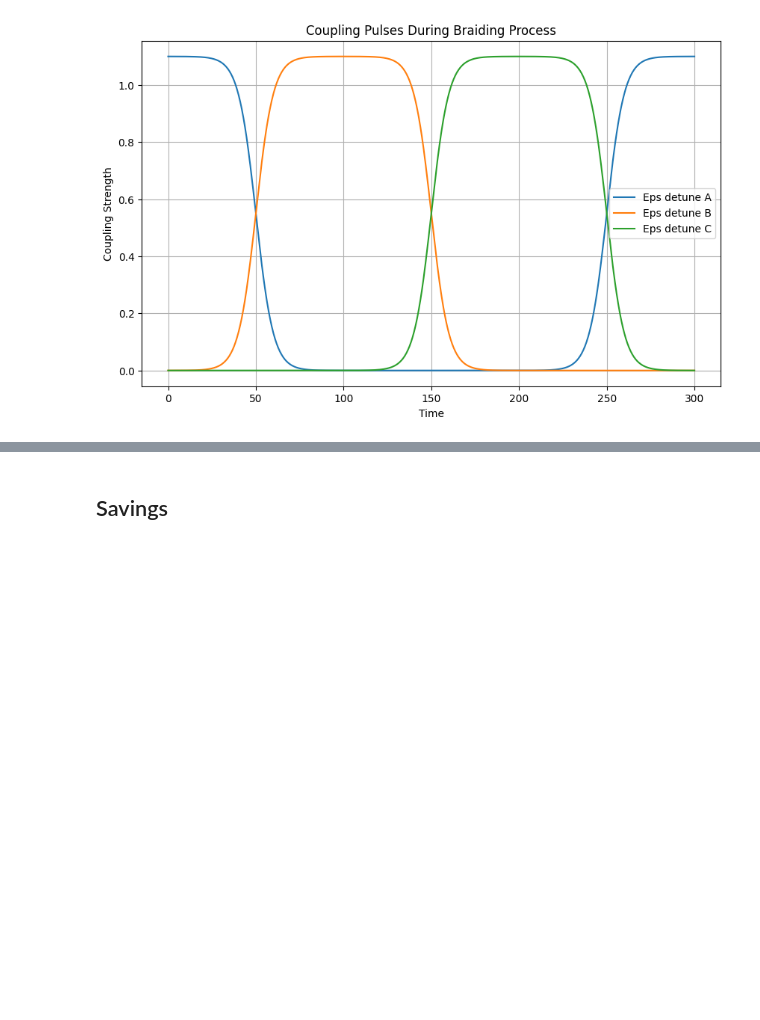
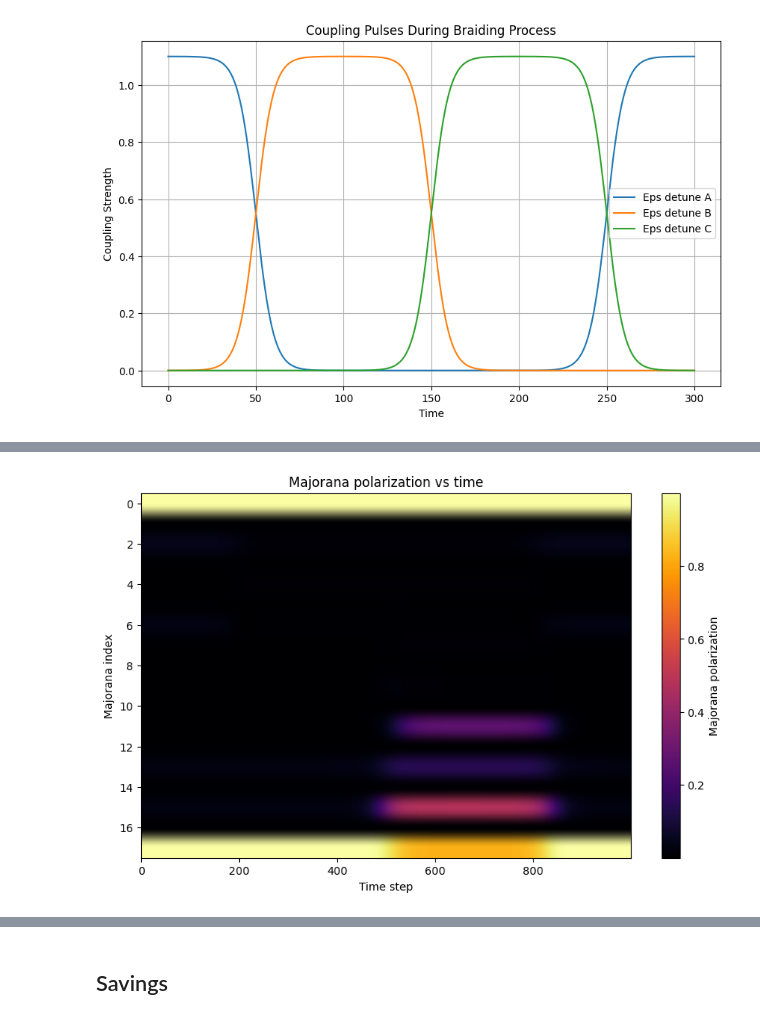
Before and after one commit to hishemok/MasterThesis, a Jupyter notebook: src/braiding/braiding.ipynb, the cells around one changed output, grey strips where cells are left out. Cells and saved outputs as stored; diff of their text form; code cells hidden in the pictures; blank space fills up the shorter version.

```diff
--- a/src/braiding/braiding.ipynb
+++ b/src/braiding/braiding.ipynb
@@ -320,0 +629,63 @@ for idx, C in enumerate(Cs):
+# %%
+gammas = [g for pair in majorana_operators(big_N) for g in pair]
+
+def compute_parities(eigvecs_t, P_op):
+    """
+    eigvecs_t: (dim, n_low)
+    """
+    return np.array([
+        np.vdot(eigvecs_t[:, k], P_op @ eigvecs_t[:, k]).real
+        for k in range(eigvecs_t.shape[1])
+    ])
+
+def parity_pairs(eigvecs_t, P, tol=0.9):
+    par = np.array([
+        np.vdot(eigvecs_t[:, k], P @ eigvecs_t[:, k]).real
+        for k in range(eigvecs_t.shape[1])
+    ])
+
+    even = [k for k in range(len(par)) if par[k] > tol]
+    odd  = [k for k in range(len(par)) if par[k] < -tol]
+
+    # pair lowest-energy states
+    n = min(len(even), len(odd))
+    return even[:n], odd[:n]
+
+
+def majorana_polarization(eigvecs, gammas, P):
+    Nt, dim, nst = eigvecs.shape
+    Ng = len(gammas)
+
+    MP = np.zeros((Nt, Ng))
+
+    for t in range(Nt):
+        even, odd = parity_pairs(eigvecs[t], P)
+
+        if len(even) == 0:
+            continue
+
+        e = even[0]
+        o = odd[0]
+
+        psi_e = eigvecs[t][:, e]
+        psi_o = eigvecs[t][:, o]
+
+        for i, γ in enumerate(gammas):
+            MP[t, i] = abs(np.vdot(psi_o, γ @ psi_e))
+
+    return MP
+
+
+Parity_operator = total_parity(num_ops)
+
+P = majorana_polarization(eigvecs, gammas, Parity_operator)
+
+plt.figure(figsize=(10,6))
+plt.imshow(P.T, aspect='auto', cmap='inferno')
+plt.colorbar(label='Majorana polarization')
+plt.xlabel('Time step')
+plt.ylabel('Majorana index')
+plt.title('Majorana polarization vs time')
+plt.show()
+# %% [output]
+[figure, added]
```
Also changed, not shown: parts of 13 cells of this notebook.
